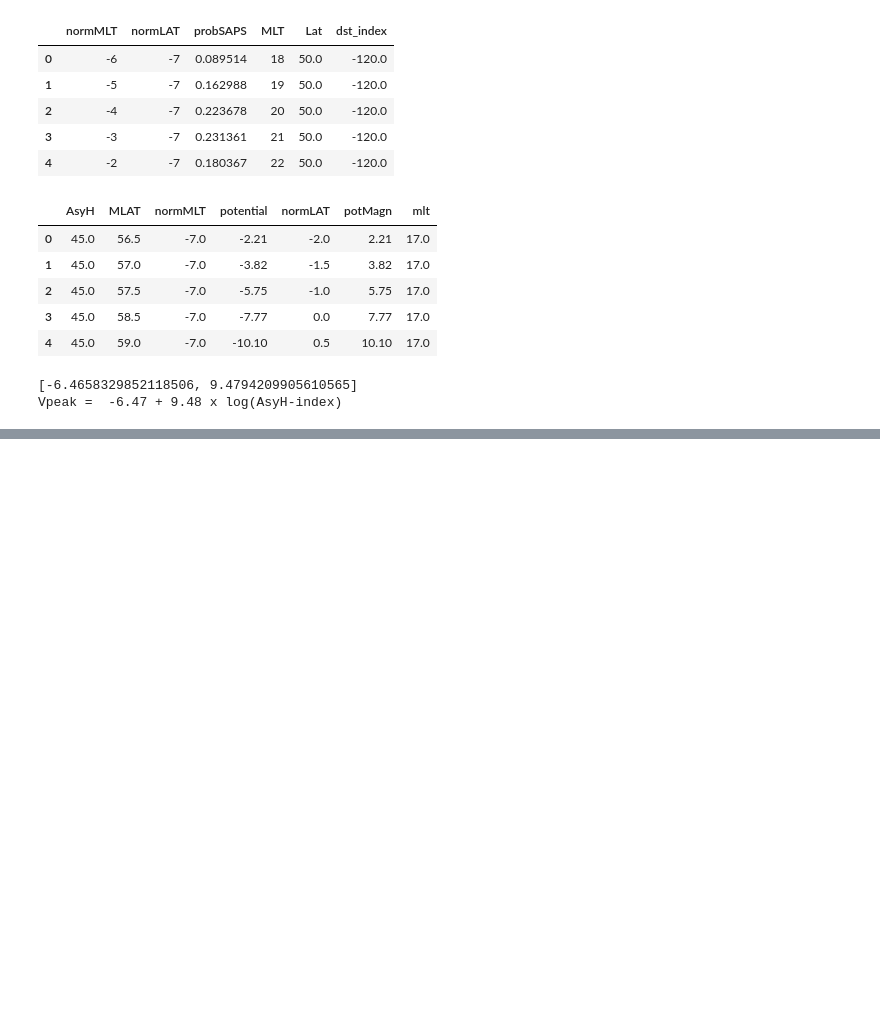
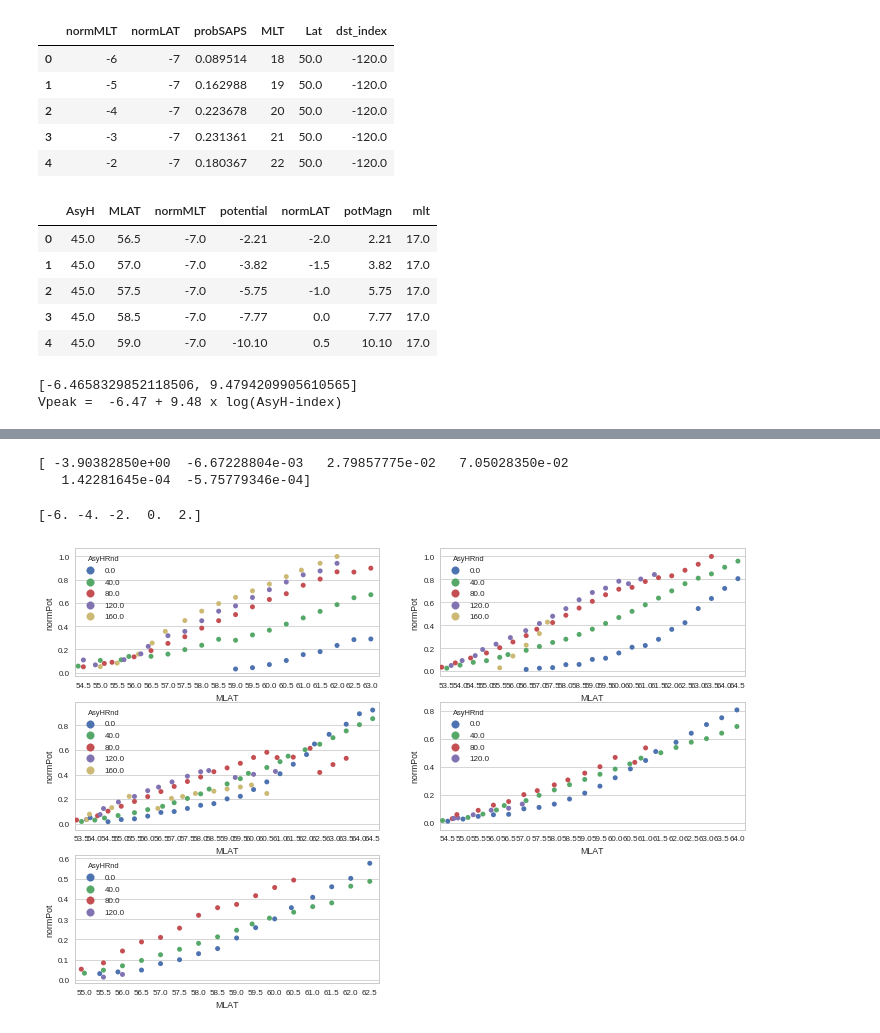
Before and after one commit to bharatreddy/indsvels, a Jupyter notebook: ipy/model-potentials.ipynb, the cells around one changed output, grey strips where cells are left out. Saved outputs shown, nothing was run; the diff lists cells and outputs as text; code cells hidden in the pictures; blank space fills up the shorter version.

```diff
--- a/ipy/model-potentials.ipynb
+++ b/ipy/model-potentials.ipynb
@@ -493,0 +508,62 @@ testMLATPotDF[ testMLATPotDF["predAsy"] == 120. ][ ["predPot", "predMLAT", "pred
+# %%
+mlatMLTPotDF = potDF[ ["AsyHRnd", "normMLT", "normPot", "MLAT"]\
+                ].groupby( ["AsyHRnd", "normMLT", "MLAT"] \
+                ).mean().reset_index()
+
+poptMlatMLTPot, pcovMlatMLTPot = curve_fit(mlat_mlt_fit_func,\
+                               (mlatMLTPotDF['MLAT'].T,\
+                                mlatMLTPotDF['normMLT'].T, mlatMLTPotDF['AsyHRnd'].T),\
+                               mlatMLTPotDF['normPot'], p0=(1., 1., 1., 1., 1., 1.))
+
+print poptMlatMLTPot
+# poptMlatMLTPot = [ round(x,5) for x in poptMlatMLTPot ]
+# print list(poptMlatMLTPot)
+
+predAsyArr = []
+predMlatArr = []
+predPotArr = []
+predNormMltArr = []
+
+for currAsy in mlatPotDF["AsyHRnd"].unique():
+    for currNMLT in mlatMLTPotDF["normMLT"].unique():
+        for cpMlat in range(53,65,1):
+            predMlatArr.append( cpMlat )
+            predAsyArr.append( currAsy )
+            predNormMltArr.append( currNMLT )
+            # Fit params
+            predPotArr.append( mlat_mlt_fit_func(\
+                                        (cpMlat, currNMLT, currAsy), *poptMlatMLTPot) )
+
+
+predMlatMLTPotDF = pandas.DataFrame({
+                "predPot" : predPotArr,
+                "predMLAT" : predMlatArr,
+                "predAsy" : predAsyArr,
+                "predNormMlt" : predNormMltArr
+                })
+# %% [output]
+[ -3.90382850e+00  -6.67228804e-03   2.79857775e-02   7.05028350e-02
+   1.42281645e-04  -5.75779346e-04]
+# %%
+# f = plt.figure(figsize=(12, 8))
+# ax = f.add_subplot(1,1,1)
+
+# sns.swarmplot(x="MLAT", y="normPot", hue="AsyHRnd", data=mlatMLTPotDF[ mlatMLTPotDF["normMLT"] == -2 ],ax=ax)
+normMLTList = potDF["normMLT"].unique()[1::2]
+print normMLTList
+f = plt.figure(figsize=(12, 8))
+ax = []
+ax.append( f.add_subplot(3,2,1) )
+ax.append( f.add_subplot(3,2,2) )
+ax.append( f.add_subplot(3,2,3) )
+ax.append( f.add_subplot(3,2,4) )
+ax.append( f.add_subplot(3,2,5) )
+for mind, currMLT in enumerate(normMLTList):
+    subDF = mlatMLTPotDF[ (mlatMLTPotDF["normMLT"] == currMLT) ]
+#     subDF.plot( x='MLAT',
+#                   y='normPot', c= 'r',ax=ax[mind], kind="scatter", label=str(currMLT))
+    sns.swarmplot(x="MLAT", y="normPot", hue="AsyHRnd", data=subDF,ax=ax[mind])
+#     ax[mind].set_xlim( [50,65] )
+# %% [output]
+[-6. -4. -2.  0.  2.]
+[figure, added]
```
Also changed, not shown: parts of 9 cells of this notebook, 2 other files.
